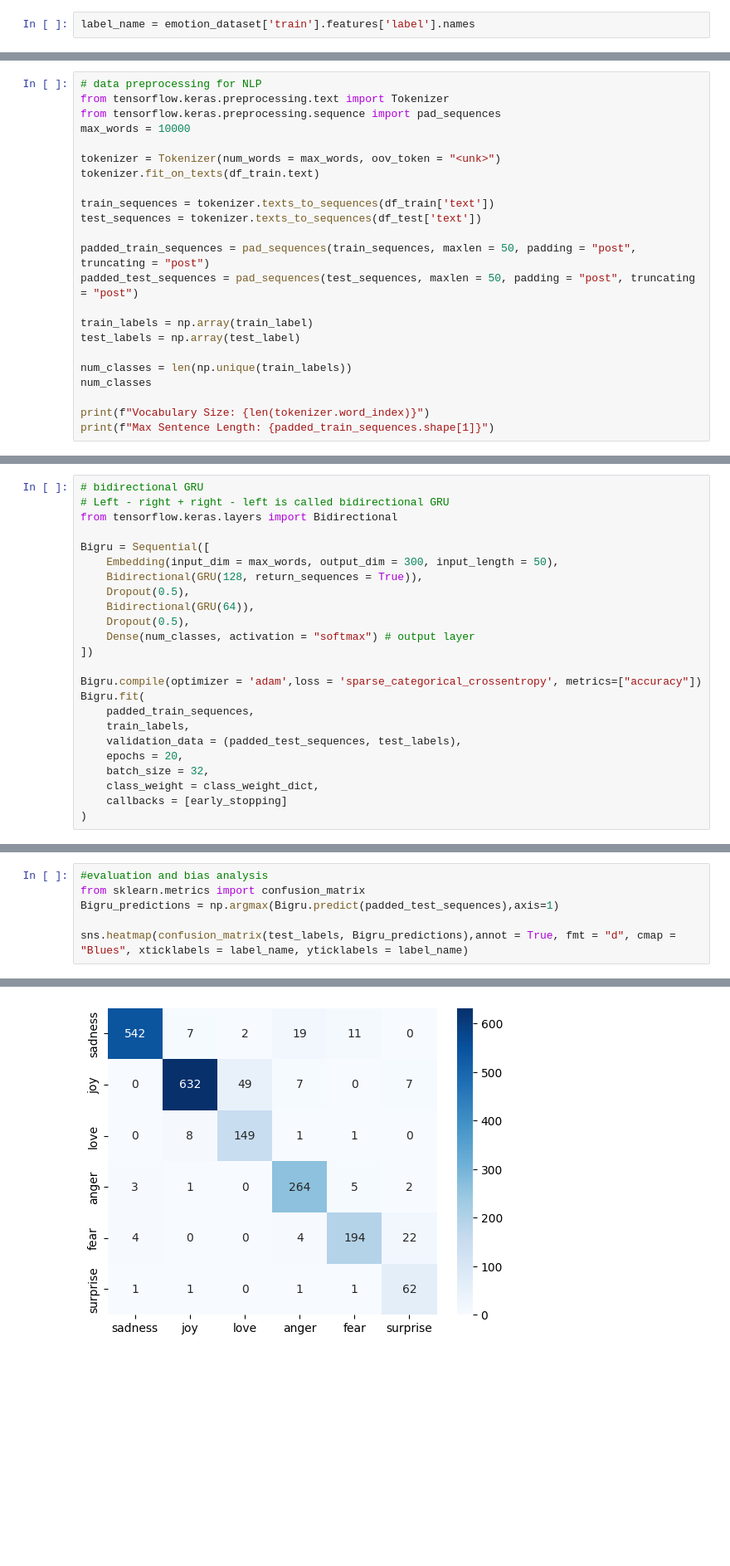
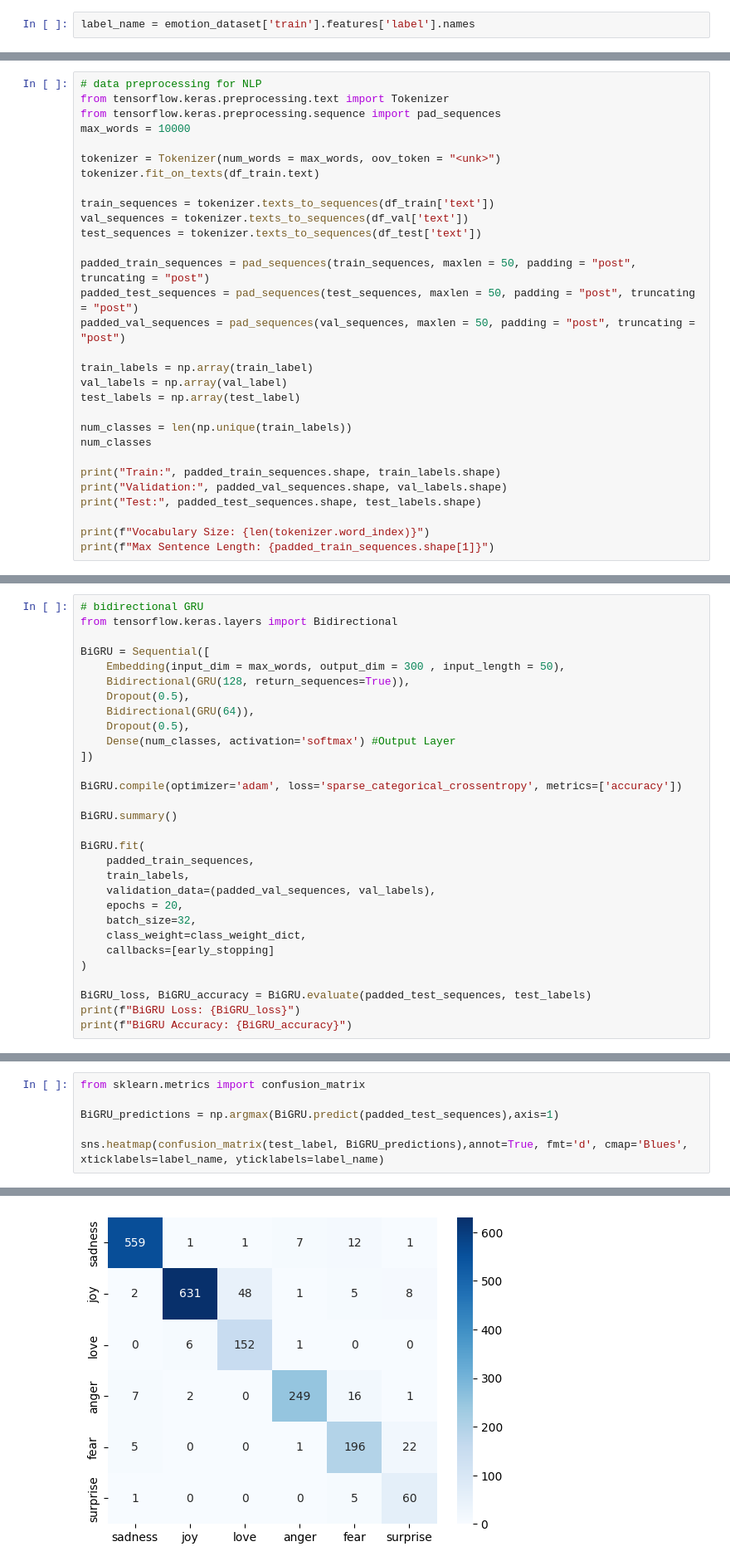
Before and after one commit to slokrami07/emotion_analysis, a Jupyter notebook: emotion_classification.ipynb, the cells around one changed output, grey strips where cells are left out. Shown at 83% size. Cells and saved outputs as stored; diff of their text form; blank space fills up the shorter version.

```diff
--- a/emotion_classification.ipynb
+++ b/emotion_classification.ipynb
@@ -64,17 +137,24 @@ tokenizer = Tokenizer(num_words = max_words, oov_token = "<unk>")
 tokenizer.fit_on_texts(df_train.text)
 
 train_sequences = tokenizer.texts_to_sequences(df_train['text'])
+val_sequences = tokenizer.texts_to_sequences(df_val['text'])
 test_sequences = tokenizer.texts_to_sequences(df_test['text'])
 
 padded_train_sequences = pad_sequences(train_sequences, maxlen = 50, padding = "post", truncating = "post")
 padded_test_sequences = pad_sequences(test_sequences, maxlen = 50, padding = "post", truncating = "post")
+padded_val_sequences = pad_sequences(val_sequences, maxlen = 50, padding = "post", truncating = "post")
 
 train_labels = np.array(train_label)
+val_labels = np.array(val_label)
 test_labels = np.array(test_label)
 
 num_classes = len(np.unique(train_labels))
 num_classes
 
+print("Train:", padded_train_sequences.shape, train_labels.shape)
+print("Validation:", padded_val_sequences.shape, val_labels.shape)
+print("Test:", padded_test_sequences.shape, test_labels.shape)
+
 print(f"Vocabulary Size: {len(tokenizer.word_index)}")
 print(f"Max Sentence Length: {padded_train_sequences.shape[1]}")
 # %% [output]
@@ -231,25 +300,31 @@ result_df
 # %%
 # bidirectional GRU
-# Left - right + right - left is called bidirectional GRU
 from tensorflow.keras.layers import Bidirectional
 
-Bigru = Sequential([
-    Embedding(input_dim = max_words, output_dim = 300, input_length = 50),
-    Bidirectional(GRU(128, return_sequences = True)),
+BiGRU = Sequential([
+    Embedding(input_dim = max_words, output_dim = 300 , input_length = 50),
+    Bidirectional(GRU(128, return_sequences=True)),
     Dropout(0.5),
     Bidirectional(GRU(64)),
     Dropout(0.5),
-    Dense(num_classes, activation = "softmax") # output layer
+    Dense(num_classes, activation='softmax') #Output Layer
 ])
 
-Bigru.compile(optimizer = 'adam',loss = 'sparse_categorical_crossentropy', metrics=["accuracy"])
-Bigru.fit(
+BiGRU.compile(optimizer='adam', loss='sparse_categorical_crossentropy', metrics=['accuracy'])
+
+BiGRU.summary()
+
+BiGRU.fit(
     padded_train_sequences,
     train_labels,
-    validation_data = (padded_test_sequences, test_labels),
+    validation_data=(padded_val_sequences, val_labels),
     epochs = 20,
-    batch_size = 32,
-    class_weight = class_weight_dict,
-    callbacks = [early_stopping]
+    batch_size=32,
+    class_weight=class_weight_dict,
+    callbacks=[early_stopping]
 )
+
+BiGRU_loss, BiGRU_accuracy = BiGRU.evaluate(padded_test_sequences, test_labels)
+print(f"BiGRU Loss: {BiGRU_loss}")
+print(f"BiGRU Accuracy: {BiGRU_accuracy}")
 # %% [output]
@@ -279,7 +365,7 @@ BiGRU Accuracy: 0.921500027179718
 # %%
-#evaluation and bias analysis
 from sklearn.metrics import confusion_matrix
-Bigru_predictions = np.argmax(Bigru.predict(padded_test_sequences),axis=1)
 
-sns.heatmap(confusion_matrix(test_labels, Bigru_predictions),annot = True, fmt = "d", cmap = "Blues", xticklabels = label_name, yticklabels = label_name)
+BiGRU_predictions = np.argmax(BiGRU.predict(padded_test_sequences),axis=1)
+
+sns.heatmap(confusion_matrix(test_label, BiGRU_predictions),annot=True, fmt='d', cmap='Blues', xticklabels=label_name, yticklabels=label_name)
 # %% [output]
@@ -287,2 +373,2 @@ sns.heatmap(confusion_matrix(test_labels, Bigru_predictions),annot = True, fmt =
 <Axes: >
-[figure, old version]
+[figure, new version]
```
Also changed, not shown: parts of 31 cells of this notebook, 3 other files.
